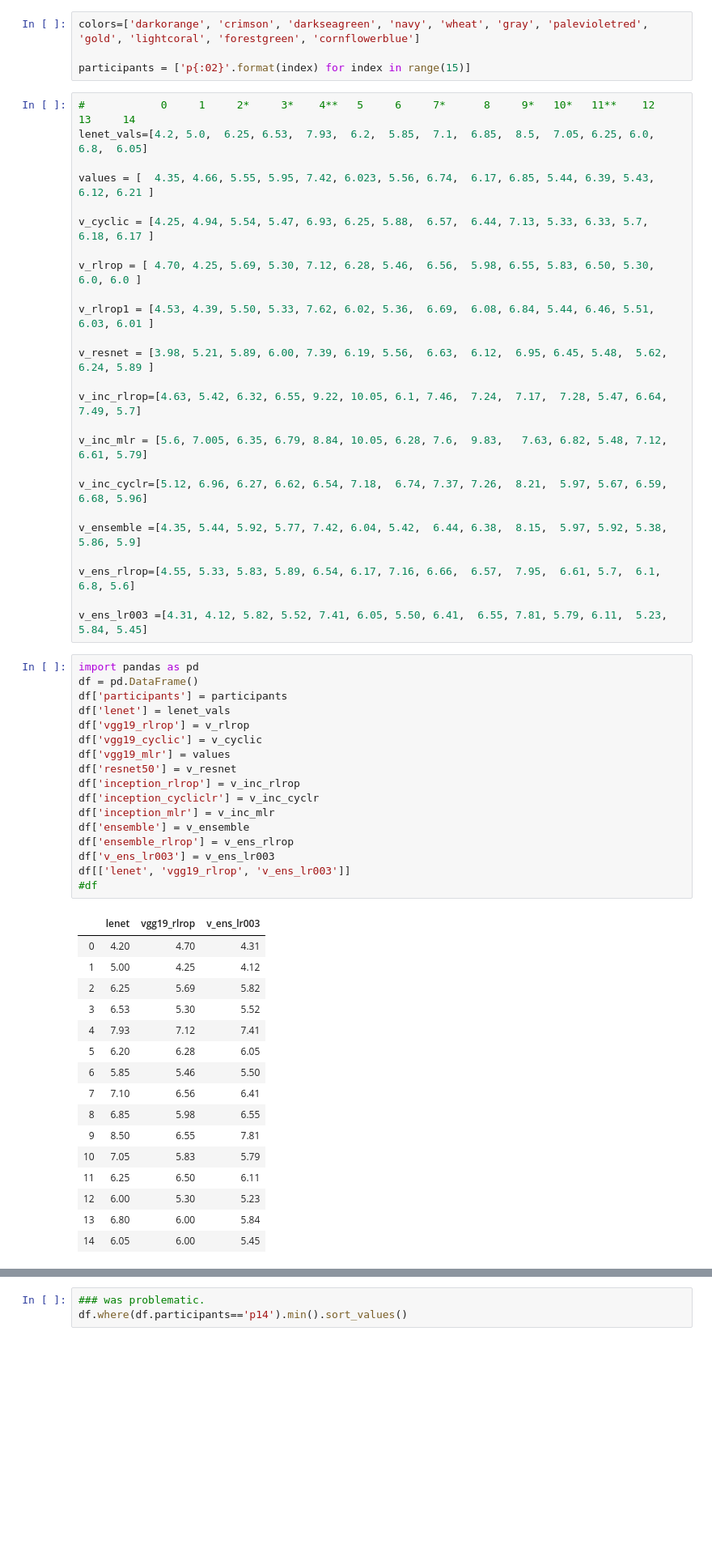
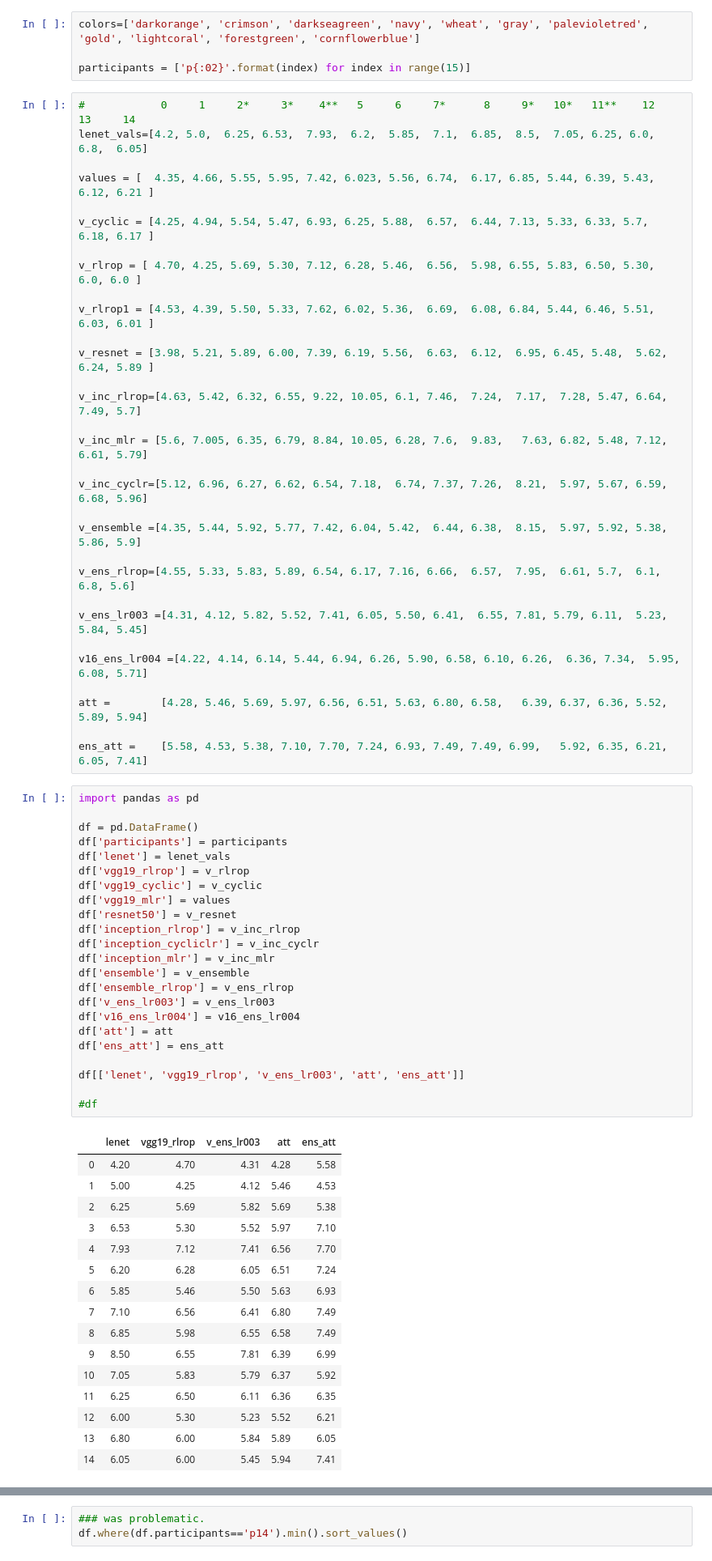
Before and after one commit to kroniidvul/pytorch_mpiigaze, a Jupyter notebook: results.ipynb, the cells around one changed output, grey strips where cells are left out. Shown: that part at 81% size. Drawn from its saved outputs; the diff is of its cells as text; blank space fills up the shorter version.

```diff
--- a/results.ipynb
+++ b/results.ipynb
@@ -30,40 +30,52 @@ v_ensemble =[4.35, 5.44, 5.92, 5.77, 7.42, 6.04, 5.42,  6.44, 6.38,  8.15,  5.97
 v_ens_rlrop=[4.55, 5.33, 5.83, 5.89, 6.54, 6.17, 7.16, 6.66,  6.57,  7.95,  6.61, 5.7,  6.1, 6.8, 5.6]
 
 v_ens_lr003 =[4.31, 4.12, 5.82, 5.52, 7.41, 6.05, 5.50, 6.41,  6.55, 7.81, 5.79, 6.11,  5.23, 5.84, 5.45]
+
+v16_ens_lr004 =[4.22, 4.14, 6.14, 5.44, 6.94, 6.26, 5.90, 6.58, 6.10, 6.26,  6.36, 7.34,  5.95, 6.08, 5.71]
+
+att =        [4.28, 5.46, 5.69, 5.97, 6.56, 6.51, 5.63, 6.80, 6.58,   6.39, 6.37, 6.36, 5.52, 5.89, 5.94]
+
+ens_att =    [5.58, 4.53, 5.38, 7.10, 7.70, 7.24, 6.93, 7.49, 7.49, 6.99,   5.92, 6.35, 6.21, 6.05, 7.41]
 # %%
 import pandas as pd
+
 df = pd.DataFrame()
 df['participants'] = participants
 df['lenet'] = lenet_vals
 df['vgg19_rlrop'] = v_rlrop
 df['vgg19_cyclic'] = v_cyclic
 df['vgg19_mlr'] = values
 df['resnet50'] = v_resnet
 df['inception_rlrop'] = v_inc_rlrop
 df['inception_cycliclr'] = v_inc_cyclr
 df['inception_mlr'] = v_inc_mlr
 df['ensemble'] = v_ensemble
 df['ensemble_rlrop'] = v_ens_rlrop
 df['v_ens_lr003'] = v_ens_lr003
-df[['lenet', 'vgg19_rlrop', 'v_ens_lr003']]
+df['v16_ens_lr004'] = v16_ens_lr004
+df['att'] = att
+df['ens_att'] = ens_att
+
+df[['lenet', 'vgg19_rlrop', 'v_ens_lr003', 'att', 'ens_att']]
+
 #df
 # %% [output]
-|  | lenet | vgg19_rlrop | v_ens_lr003 |
-| 0 | 4.20 | 4.70 | 4.31 |
-| 1 | 5.00 | 4.25 | 4.12 |
-| 2 | 6.25 | 5.69 | 5.82 |
-| 3 | 6.53 | 5.30 | 5.52 |
-| 4 | 7.93 | 7.12 | 7.41 |
-| 5 | 6.20 | 6.28 | 6.05 |
-| 6 | 5.85 | 5.46 | 5.50 |
-| 7 | 7.10 | 6.56 | 6.41 |
-| 8 | 6.85 | 5.98 | 6.55 |
-| 9 | 8.50 | 6.55 | 7.81 |
-| 10 | 7.05 | 5.83 | 5.79 |
-| 11 | 6.25 | 6.50 | 6.11 |
-| 12 | 6.00 | 5.30 | 5.23 |
-| 13 | 6.80 | 6.00 | 5.84 |
-| 14 | 6.05 | 6.00 | 5.45 |
+|  | lenet | vgg19_rlrop | v_ens_lr003 | att | ens_att |
+| 0 | 4.20 | 4.70 | 4.31 | 4.28 | 5.58 |
+| 1 | 5.00 | 4.25 | 4.12 | 5.46 | 4.53 |
+| 2 | 6.25 | 5.69 | 5.82 | 5.69 | 5.38 |
+| 3 | 6.53 | 5.30 | 5.52 | 5.97 | 7.10 |
+| 4 | 7.93 | 7.12 | 7.41 | 6.56 | 7.70 |
+| 5 | 6.20 | 6.28 | 6.05 | 6.51 | 7.24 |
+| 6 | 5.85 | 5.46 | 5.50 | 5.63 | 6.93 |
+| 7 | 7.10 | 6.56 | 6.41 | 6.80 | 7.49 |
+| 8 | 6.85 | 5.98 | 6.55 | 6.58 | 7.49 |
+| 9 | 8.50 | 6.55 | 7.81 | 6.39 | 6.99 |
+| 10 | 7.05 | 5.83 | 5.79 | 6.37 | 5.92 |
+| 11 | 6.25 | 6.50 | 6.11 | 6.36 | 6.35 |
+| 12 | 6.00 | 5.30 | 5.23 | 5.52 | 6.21 |
+| 13 | 6.80 | 6.00 | 5.84 | 5.89 | 6.05 |
+| 14 | 6.05 | 6.00 | 5.45 | 5.94 | 7.41 |
 # %%
 df.mean().sort_values()
 # %% [output]
```
Also changed, not shown: parts of 10 cells of this notebook.
